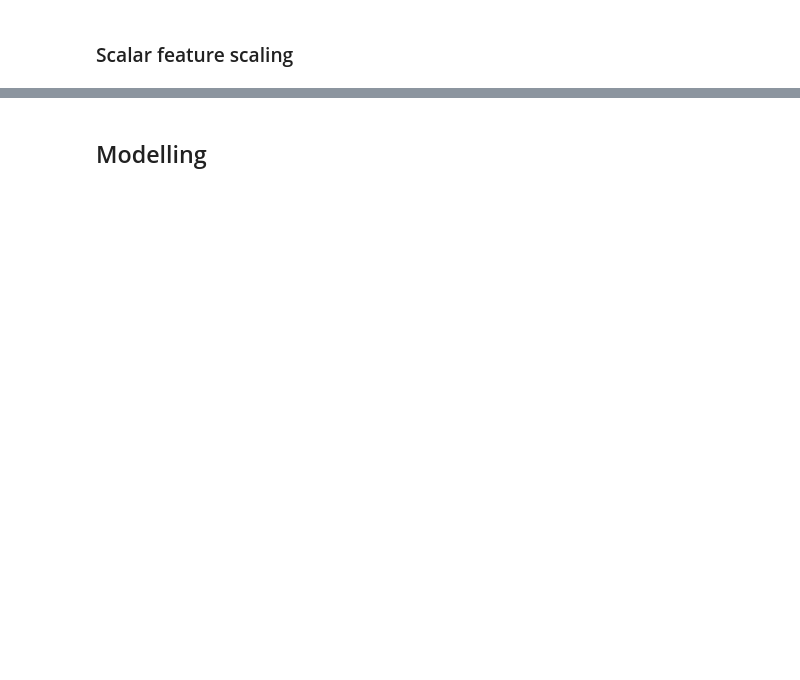
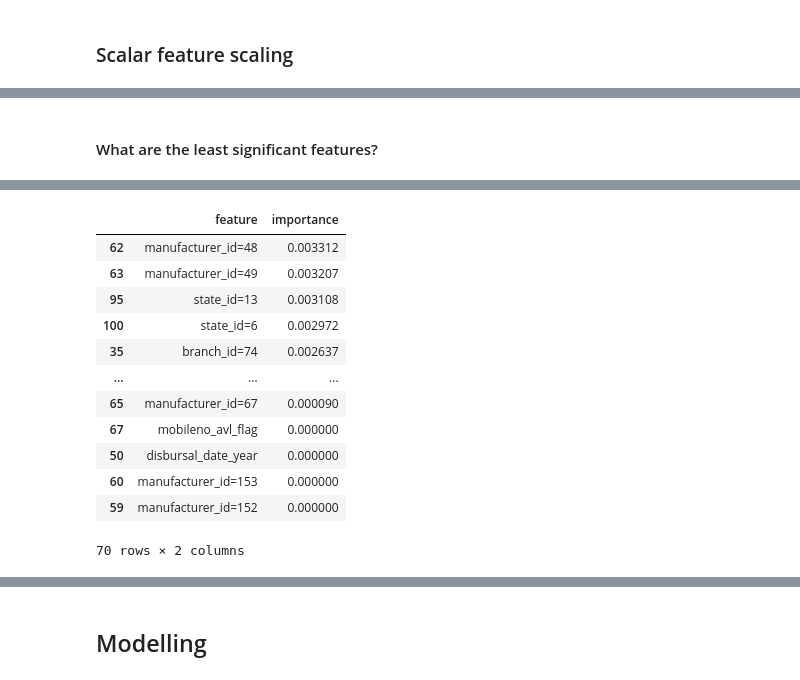
Before and after one commit to julrichkieffer/portfolio-data-science, a Jupyter notebook: 04 vehicle loan default/notebook.ipynb, the cells around one changed output, grey strips where cells are left out. Drawn from its saved outputs; the diff is of its cells as text; code cells hidden in the pictures; blank space fills up the shorter version.

```diff
--- a/04 vehicle loan default/notebook.ipynb
+++ b/04 vehicle loan default/notebook.ipynb
@@ -159,12 +162,12 @@ def validation_testing_training_full_split(dataframe: pd.DataFrame, seed: int =
     df_full,     df_testing    = train_test_split(dataframe, test_size=testing,            random_state=seed, shuffle=True)
     df_training, df_validation = train_test_split(df_full,   test_size=validation_of_full, random_state=seed, shuffle=True)
 
+    df_training = df_training.reset_index(drop=True)
     df_validation = df_validation.reset_index(drop=True)
+    df_full = df_full.reset_index(drop=True)
     df_testing = df_testing.reset_index(drop=True)
-    df_training = df_training.reset_index(drop=True)
-    df_full = df_full.reset_index(drop=True)
 
-    return df_validation, df_testing, df_training, df_full
+    return df_training, df_validation, df_full, df_testing
 # %%
 def y_split(dataframe: pd.DataFrame, yColumn: str, drop: Iterable[str] = []) -> tuple[pd.DataFrame, pd.Series]:
     columns = set(dataframe.columns)
@@ -1516,0 +1455,22 @@ df_scaled = pd.DataFrame(scaled_features, columns=[col+'_scaled' for col in feat
+# %%
+%%time
+
+df_train, df_val, _, _ = validation_testing_training_full_split(
+    dataframe=dfLoans
+                .pipe(  preprocessing,
+                        scaler      = StandardScaler(),
+                        scale       = features_to_scale,
+                        categorical = features_to_encode,
+                        drop        = features_not_compatible_with_modelling
+                ),
+    seed=seed
+)
+
+df_train, y_train = y_split(df_train, yColumn=target_feature)
+df_val,   y_val   = y_split(df_val,   yColumn=target_feature)
+
+model, dv = fit(model           = DecisionTreeClassifier(random_state=seed),  # using defaults => allowing the model to over-fit
+                dataframe       = df_train,
+                y               = y_train,
+                fit_vectorizer  = True,
+                )
@@ -1516,0 +1497,10 @@ df_scaled = pd.DataFrame(scaled_features, columns=[col+'_scaled' for col in feat
+# %% [markdown]
+####  What are the least significant features?
+# %%
+features_least_significant = (pd.DataFrame(zip(dv.feature_names_, abs(model.feature_importances_)), columns=['feature', 'importance'])
+                                .sort_values(by='importance', ascending=False)
+                                .round(6)
+                                )
+
+features_least_significant.tail(70)
+# %% [output]
@@ -1516,0 +1508,13 @@ df_scaled = pd.DataFrame(scaled_features, columns=[col+'_scaled' for col in feat
+|  | feature | importance |
+| 62 | manufacturer_id=48 | 0.003312 |
+| 63 | manufacturer_id=49 | 0.003207 |
+| 95 | state_id=13 | 0.003108 |
+| 100 | state_id=6 | 0.002972 |
+| 35 | branch_id=74 | 0.002637 |
+| ... | ... | ... |
+| 65 | manufacturer_id=67 | 0.000090 |
+| 67 | mobileno_avl_flag | 0.000000 |
+| 50 | disbursal_date_year | 0.000000 |
+| 60 | manufacturer_id=153 | 0.000000 |
+| 59 | manufacturer_id=152 | 0.000000 |
+70 rows × 2 columns
```
Also changed, not shown: parts of 52 cells of this notebook.
